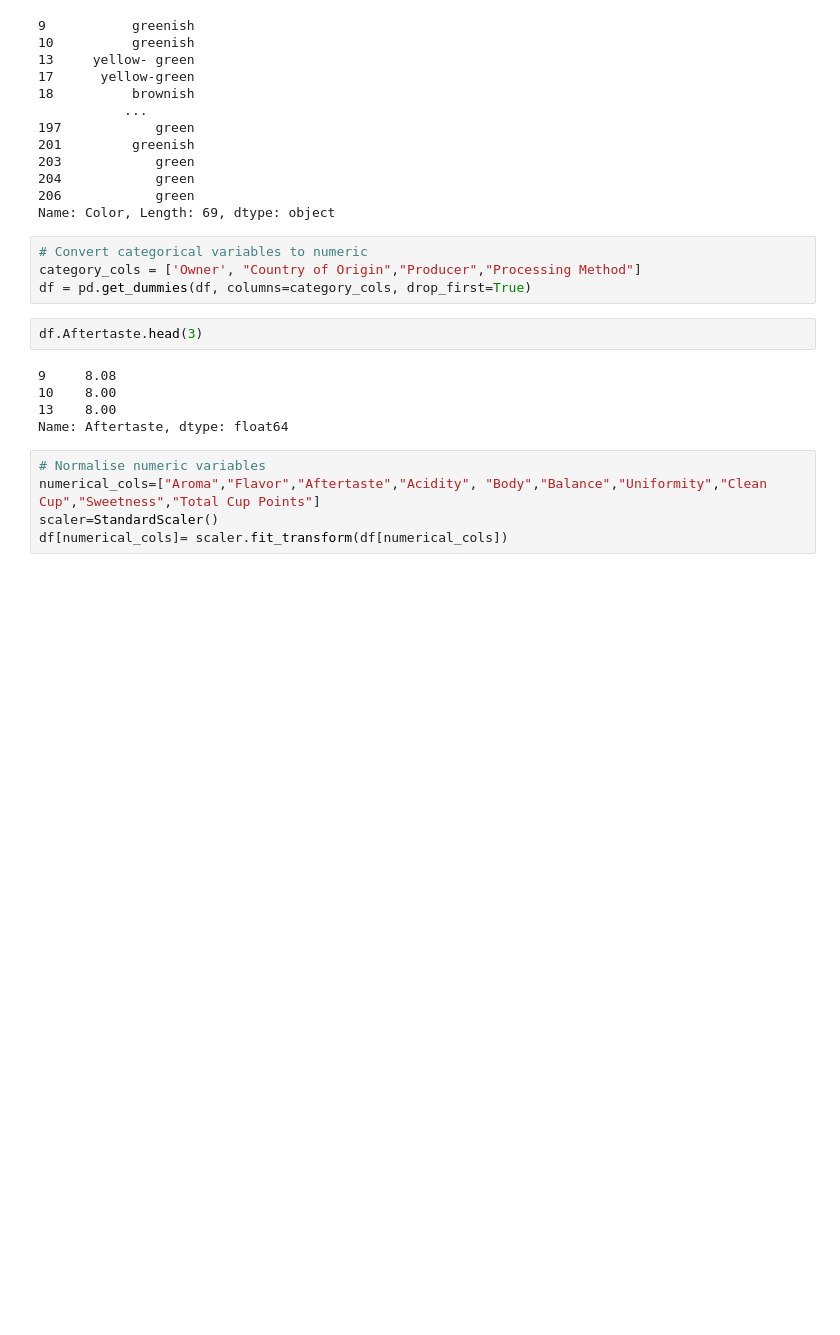
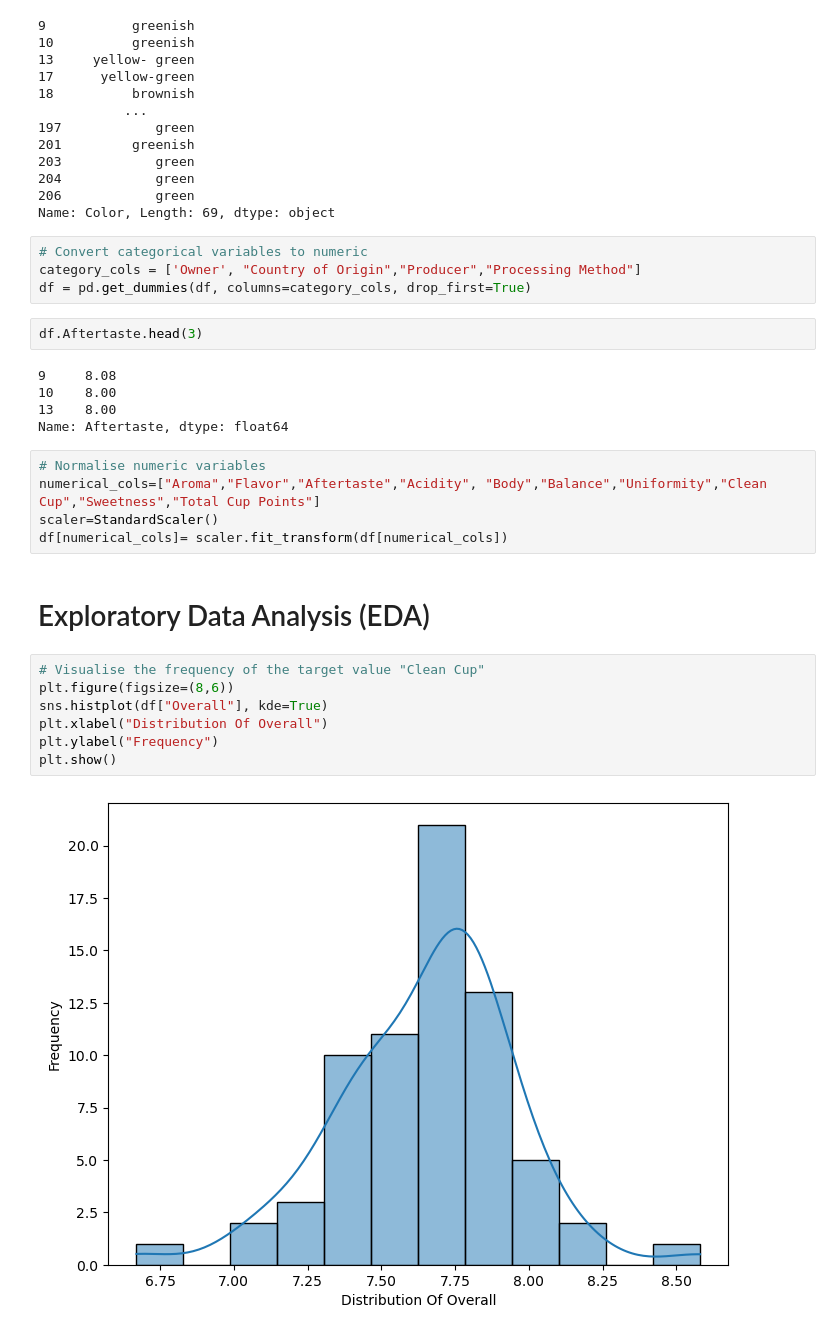
Before and after one commit to fatimzahra1/caffee_quality, a Jupyter notebook: notebookaec9936ddb.ipynb, the cells around one changed output. Drawn from its saved outputs; the diff is of its cells as text; blank space fills up the shorter version.

Commit message:
Data Preparation For machine learning

```diff
--- a/notebookaec9936ddb.ipynb
+++ b/notebookaec9936ddb.ipynb
@@ -136,3 +136,14 @@ Name: Aftertaste, dtype: float64
 numerical_cols=["Aroma","Flavor","Aftertaste","Acidity", "Body","Balance","Uniformity","Clean Cup","Sweetness","Total Cup Points"]
 scaler=StandardScaler()
 df[numerical_cols]= scaler.fit_transform(df[numerical_cols])
+# %% [markdown]
+# Exploratory Data Analysis (EDA)
+# %%
+# Visualise the frequency of the target value "Clean Cup"
+plt.figure(figsize=(8,6))
+sns.histplot(df["Overall"], kde=True)
+plt.xlabel("Distribution Of Overall")
+plt.ylabel("Frequency")
+plt.show()
+# %% [output]
+[figure, added]
```
Also changed, not shown: parts of 5 cells of this notebook.
